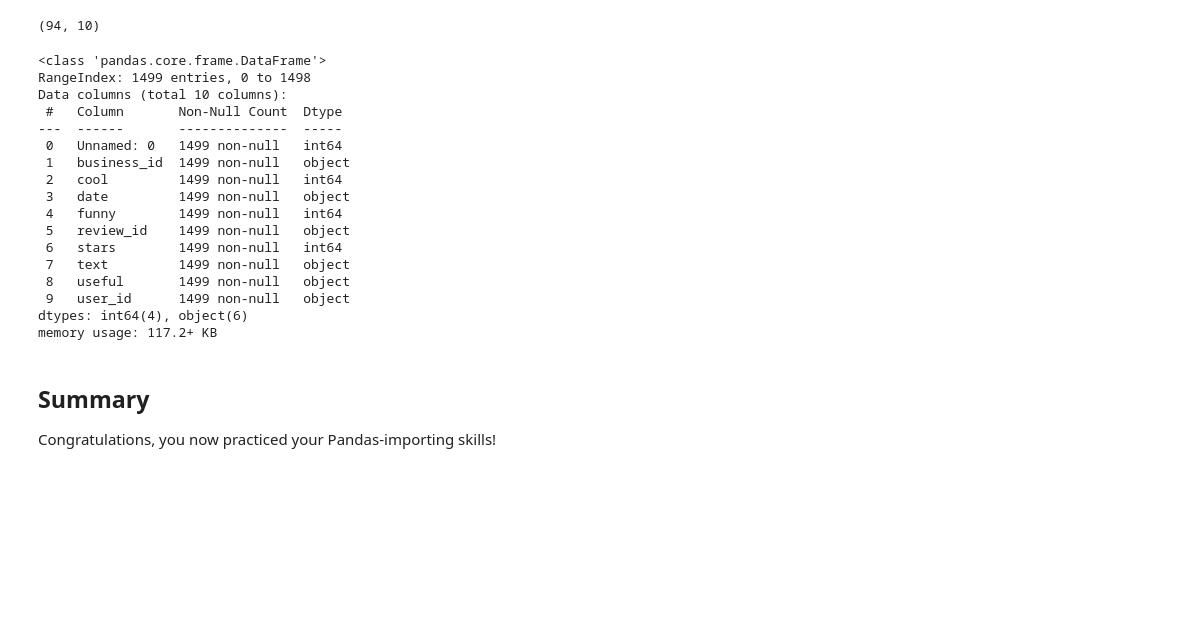
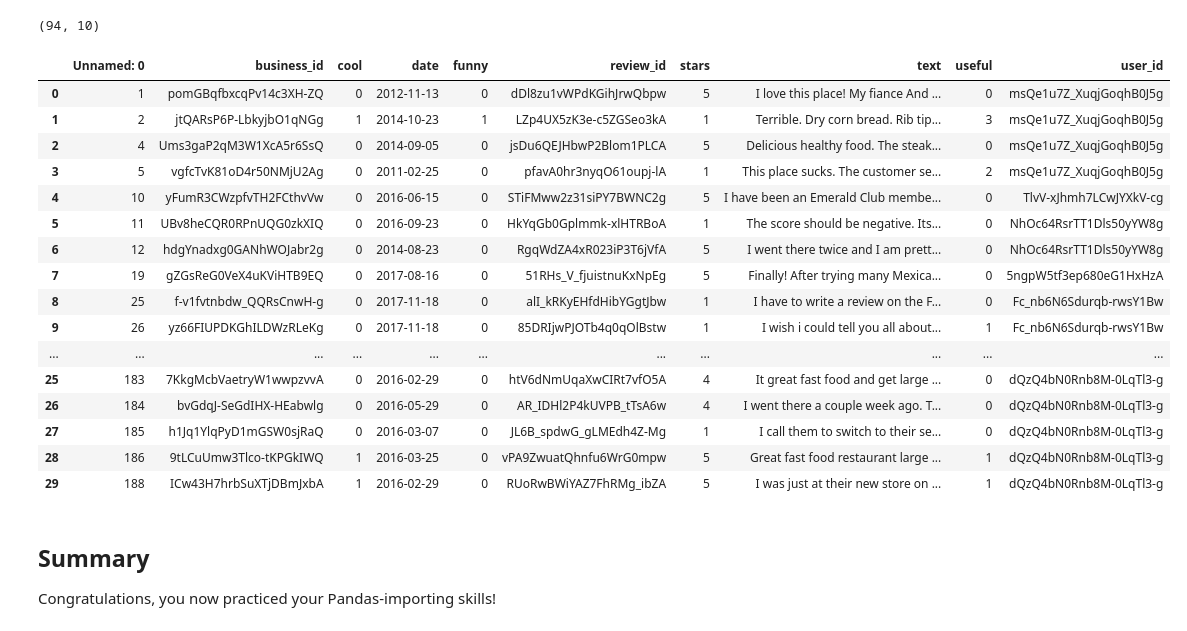
Before and after one commit to chibui191/dsc-importing-data-using-pandas-lab, a Jupyter notebook: index.ipynb, the cells around one changed output. Drawn from its saved outputs; the diff is of its cells as text; code cells hidden in the pictures; blank space fills up the shorter version.

Commit message:
Change the last cell to display head(30) of df2 instead

```diff
--- a/index.ipynb
+++ b/index.ipynb
@@ -141,25 +141,25 @@ with open("Data/Yelp_Reviews_Corrupt.csv") as f:
             out.write(line + '\n')
 # %%
 df2 = pd.read_csv('Data/cleaned_yelp_review.csv', header=0)
-df2.info()
+df2.head(30)
 # %% [output]
-<class 'pandas.core.frame.DataFrame'>
-RangeIndex: 1499 entries, 0 to 1498
-Data columns (total 10 columns):
- #   Column       Non-Null Count  Dtype
----  ------       --------------  -----
- 0   Unnamed: 0   1499 non-null   int64
- 1   business_id  1499 non-null   object
- 2   cool         1499 non-null   int64
- 3   date         1499 non-null   object
- 4   funny        1499 non-null   int64
- 5   review_id    1499 non-null   object
- 6   stars        1499 non-null   int64
- 7   text         1499 non-null   object
- 8   useful       1499 non-null   object
- 9   user_id      1499 non-null   object
-dtypes: int64(4), object(6)
-memory usage: 117.2+ KB
+|  | Unnamed: 0 | business_id | cool | date | funny | review_id | stars | text | useful | user_id |
+| 0 | 1 | pomGBqfbxcqPv14c3XH-ZQ | 0 | 2012-11-13 | 0 | dDl8zu1vWPdKGihJrwQbpw | 5 | I love this place! My fiance And ... | 0 | msQe1u7Z_XuqjGoqhB0J5g |
+| 1 | 2 | jtQARsP6P-LbkyjbO1qNGg | 1 | 2014-10-23 | 1 | LZp4UX5zK3e-c5ZGSeo3kA | 1 | Terrible. Dry corn bread. Rib tip... | 3 | msQe1u7Z_XuqjGoqhB0J5g |
+| 2 | 4 | Ums3gaP2qM3W1XcA5r6SsQ | 0 | 2014-09-05 | 0 | jsDu6QEJHbwP2Blom1PLCA | 5 | Delicious healthy food. The steak... | 0 | msQe1u7Z_XuqjGoqhB0J5g |
+| 3 | 5 | vgfcTvK81oD4r50NMjU2Ag | 0 | 2011-02-25 | 0 | pfavA0hr3nyqO61oupj-lA | 1 | This place sucks. The customer se... | 2 | msQe1u7Z_XuqjGoqhB0J5g |
+| 4 | 10 | yFumR3CWzpfvTH2FCthvVw | 0 | 2016-06-15 | 0 | STiFMww2z31siPY7BWNC2g | 5 | I have been an Emerald Club membe... | 0 | TlvV-xJhmh7LCwJYXkV-cg |
+| 5 | 11 | UBv8heCQR0RPnUQG0zkXIQ | 0 | 2016-09-23 | 0 | HkYqGb0Gplmmk-xlHTRBoA | 1 | The score should be negative. Its... | 0 | NhOc64RsrTT1Dls50yYW8g |
+| 6 | 12 | hdgYnadxg0GANhWOJabr2g | 0 | 2014-08-23 | 0 | RgqWdZA4xR023iP3T6jVfA | 5 | I went there twice and I am prett... | 0 | NhOc64RsrTT1Dls50yYW8g |
+| 7 | 19 | gZGsReG0VeX4uKViHTB9EQ | 0 | 2017-08-16 | 0 | 51RHs_V_fjuistnuKxNpEg | 5 | Finally! After trying many Mexica... | 0 | 5ngpW5tf3ep680eG1HxHzA |
+| 8 | 25 | f-v1fvtnbdw_QQRsCnwH-g | 0 | 2017-11-18 | 0 | alI_kRKyEHfdHibYGgtJbw | 1 | I have to write a review on the F... | 0 | Fc_nb6N6Sdurqb-rwsY1Bw |
+| 9 | 26 | yz66FIUPDKGhILDWzRLeKg | 0 | 2017-11-18 | 0 | 85DRIjwPJOTb4q0qOlBstw | 1 | I wish i could tell you all about... | 1 | Fc_nb6N6Sdurqb-rwsY1Bw |
+| ... | ... | ... | ... | ... | ... | ... | ... | ... | ... | ... |
+| 25 | 183 | 7KkgMcbVaetryW1wwpzvvA | 0 | 2016-02-29 | 0 | htV6dNmUqaXwCIRt7vfO5A | 4 | It great fast food and get large ... | 0 | dQzQ4bN0Rnb8M-0LqTl3-g |
+| 26 | 184 | bvGdqJ-SeGdIHX-HEabwlg | 0 | 2016-05-29 | 0 | AR_IDHl2P4kUVPB_tTsA6w | 4 | I went there a couple week ago. T... | 0 | dQzQ4bN0Rnb8M-0LqTl3-g |
+| 27 | 185 | h1Jq1YlqPyD1mGSW0sjRaQ | 0 | 2016-03-07 | 0 | JL6B_spdwG_gLMEdh4Z-Mg | 1 | I call them to switch to their se... | 0 | dQzQ4bN0Rnb8M-0LqTl3-g |
+| 28 | 186 | 9tLCuUmw3Tlco-tKPGkIWQ | 1 | 2016-03-25 | 0 | vPA9ZwuatQhnfu6WrG0mpw | 5 | Great fast food restaurant large ... | 1 | dQzQ4bN0Rnb8M-0LqTl3-g |
+| 29 | 188 | ICw43H7hrbSuXTjDBmJxbA | 1 | 2016-02-29 | 0 | RUoRwBWiYAZ7FhRMg_ibZA | 5 | I was just at their new store on ... | 1 | dQzQ4bN0Rnb8M-0LqTl3-g |
 # %% [markdown]
 ## Summary
 
```
